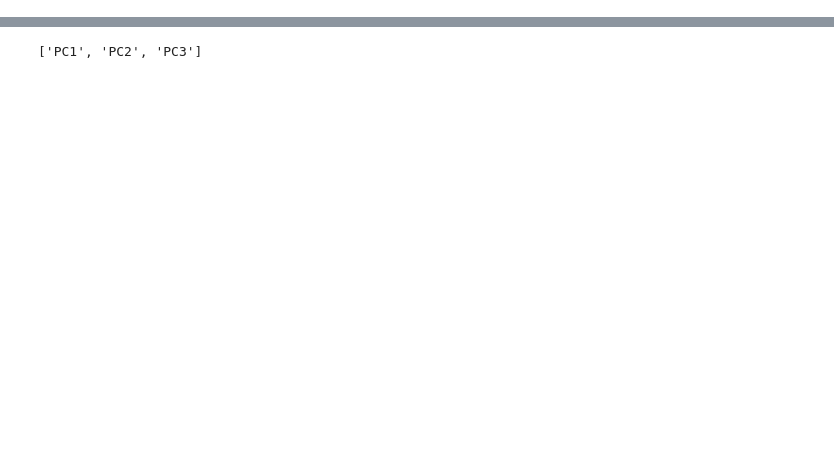
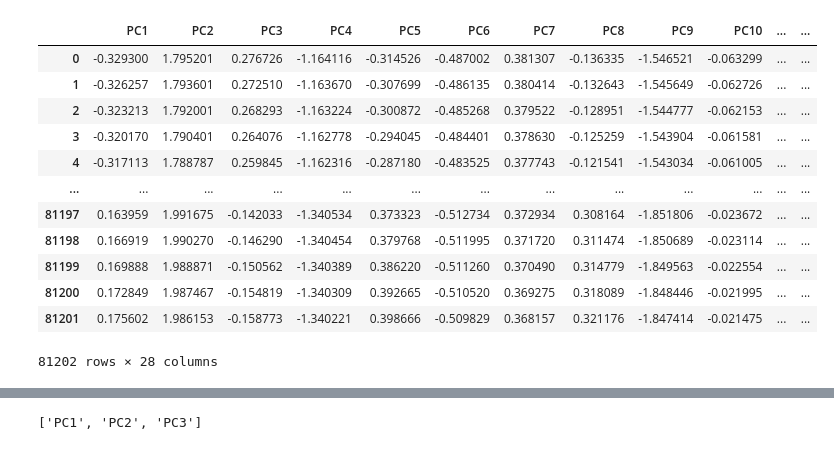
Before and after one commit to Fabian-Leal/PhD-Thesis---Incorporating-Deep-Learning-into-Statistical-Models-for-Spatial-Interpolation, a Jupyter notebook: Paper 3 PhD BNNs for multivariate predictions/NN Multivariate/PCA prediction density.ipynb, the cells around one changed output, grey strips where cells are left out. Saved outputs shown, nothing was run; the diff lists cells and outputs as text; code cells hidden in the pictures; blank space fills up the shorter version.

```diff
--- a/Paper 3 PhD BNNs for multivariate predictions/NN Multivariate/PCA prediction density.ipynb
+++ b/Paper 3 PhD BNNs for multivariate predictions/NN Multivariate/PCA prediction density.ipynb
@@ -76,0 +75,16 @@ pc_df = pc_df.dropna(subset=[mineral])
+# %%
+pc_df
+# %% [output]
+|  | PC1 | PC2 | PC3 | PC4 | PC5 | PC6 | PC7 | PC8 | PC9 | PC10 | ... | ... |
+| 0 | -0.329300 | 1.795201 | 0.276726 | -1.164116 | -0.314526 | -0.487002 | 0.381307 | -0.136335 | -1.546521 | -0.063299 | ... | ... |
+| 1 | -0.326257 | 1.793601 | 0.272510 | -1.163670 | -0.307699 | -0.486135 | 0.380414 | -0.132643 | -1.545649 | -0.062726 | ... | ... |
+| 2 | -0.323213 | 1.792001 | 0.268293 | -1.163224 | -0.300872 | -0.485268 | 0.379522 | -0.128951 | -1.544777 | -0.062153 | ... | ... |
+| 3 | -0.320170 | 1.790401 | 0.264076 | -1.162778 | -0.294045 | -0.484401 | 0.378630 | -0.125259 | -1.543904 | -0.061581 | ... | ... |
+| 4 | -0.317113 | 1.788787 | 0.259845 | -1.162316 | -0.287180 | -0.483525 | 0.377743 | -0.121541 | -1.543034 | -0.061005 | ... | ... |
+| ... | ... | ... | ... | ... | ... | ... | ... | ... | ... | ... | ... | ... |
+| 81197 | 0.163959 | 1.991675 | -0.142033 | -1.340534 | 0.373323 | -0.512734 | 0.372934 | 0.308164 | -1.851806 | -0.023672 | ... | ... |
+| 81198 | 0.166919 | 1.990270 | -0.146290 | -1.340454 | 0.379768 | -0.511995 | 0.371720 | 0.311474 | -1.850689 | -0.023114 | ... | ... |
+| 81199 | 0.169888 | 1.988871 | -0.150562 | -1.340389 | 0.386220 | -0.511260 | 0.370490 | 0.314779 | -1.849563 | -0.022554 | ... | ... |
+| 81200 | 0.172849 | 1.987467 | -0.154819 | -1.340309 | 0.392665 | -0.510520 | 0.369275 | 0.318089 | -1.848446 | -0.021995 | ... | ... |
+| 81201 | 0.175602 | 1.986153 | -0.158773 | -1.340221 | 0.398666 | -0.509829 | 0.368157 | 0.321176 | -1.847414 | -0.021475 | ... | ... |
+81202 rows × 28 columns
```
Also changed, not shown: parts of 22 cells of this notebook, 14 other files.
